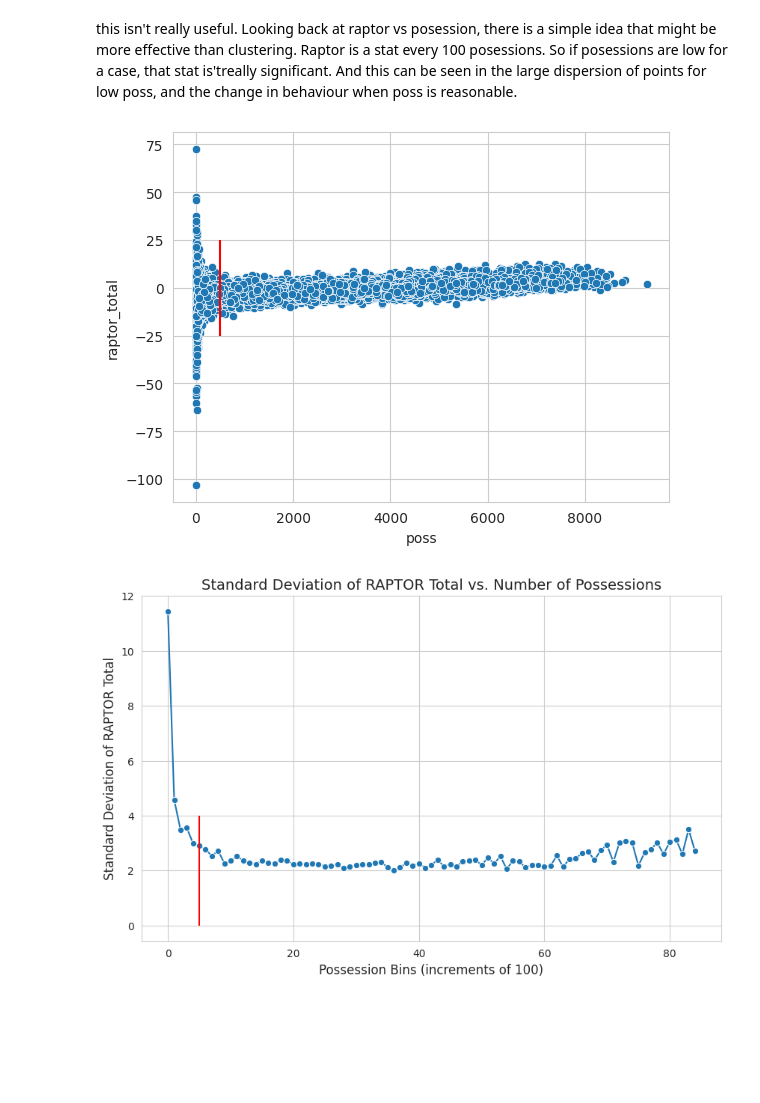
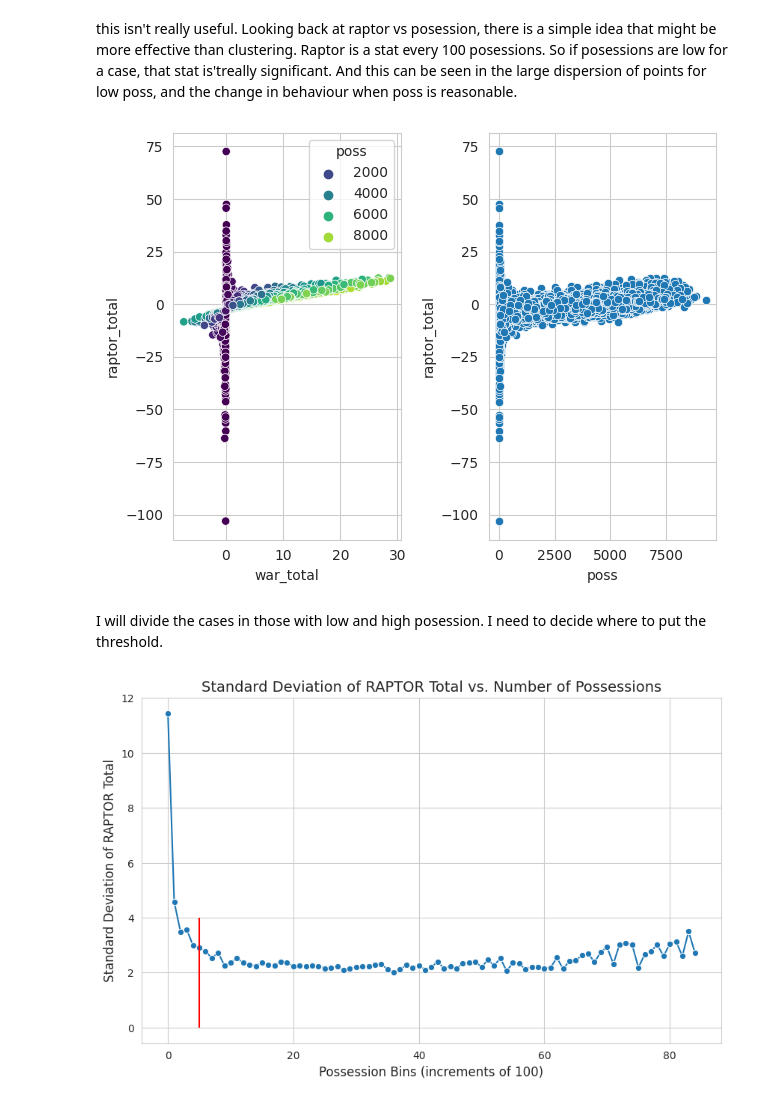
Before and after one commit to LucasPancotto/NBA-kaggle-challenge, a Jupyter notebook: explore.ipynb, the cells around one changed output. Drawn from its saved outputs; the diff is of its cells as text; code cells hidden in the pictures; blank space fills up the shorter version.

```diff
--- a/explore.ipynb
+++ b/explore.ipynb
@@ -299,12 +216,16 @@ plt.show()
 [figure]
 # %% [markdown]
 this isn't really useful. Looking back at raptor vs posession, there is a simple idea that might be more effective than clustering. Raptor is a stat every 100 posessions. So if posessions are low for a case, that stat is'treally significant. And this can be seen in the large dispersion of points for low poss, and the change in behaviour when poss is reasonable.
-# %%
-sns.scatterplot(x=df['poss'], y=df['raptor_total'], palette='viridis')
-plt.vlines(500 , -25,25, color = 'r')
-plt.show()
-# %% [output]
-[figure, removed]
+# %%
+f,axs = plt.subplots(ncols= 2)
+sns.scatterplot(x=df['war_total'], y=df['raptor_total'], hue=df['poss'], palette='viridis', ax=axs[0])
+sns.scatterplot(x=df['poss'], y=df['raptor_total'], palette='viridis', ax=axs[1])
+plt.tight_layout()
+# we see the behaviour change for low posession
+# %% [output]
+[figure, added]
+# %% [markdown]
+I will divide the cases in those with low and high posession. I need to  decide where to put the threshold.
 # %%
 
 
```
Also changed, not shown: parts of 21 cells of this notebook.
